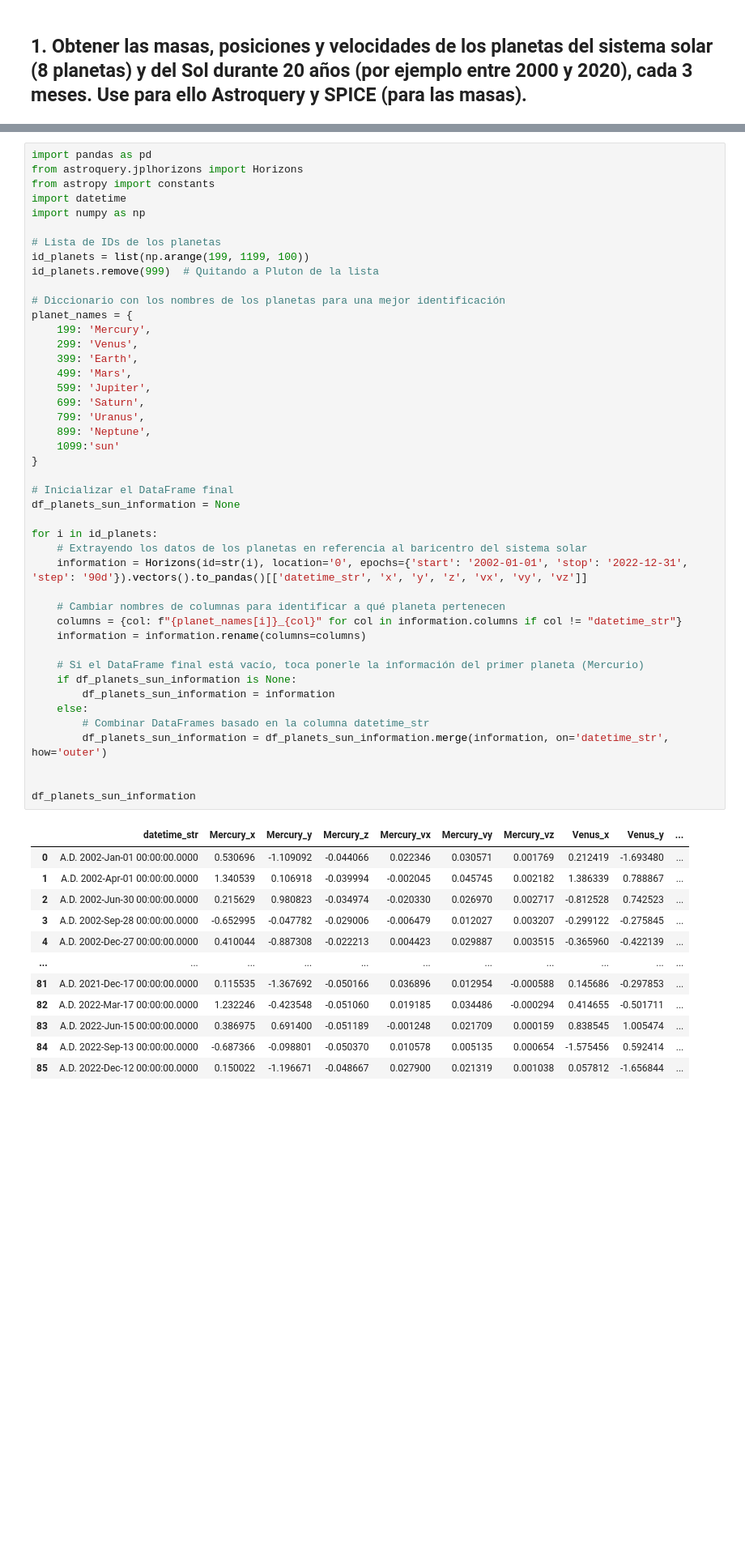
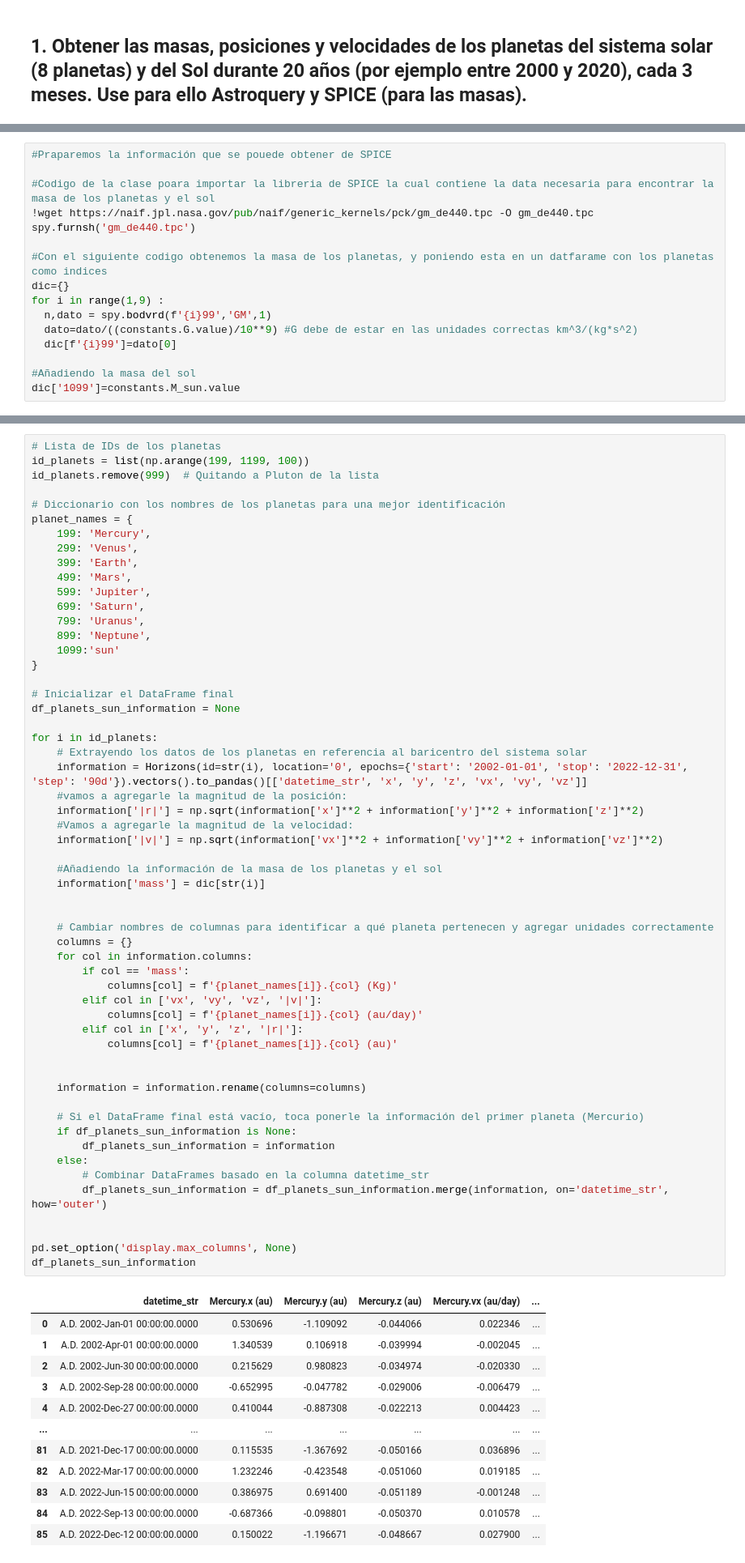
Before and after one commit to andromedalactea/celestial_mechanics, a Jupyter notebook: scripts/Homeworks/MCON_Tarea1_ConstantesMovimientoSistemaSolar.ipynb, the cells around one changed output, grey strips where cells are left out. Shown at 81% size. Saved outputs shown, nothing was run; the diff lists cells and outputs as text; blank space fills up the shorter version.

Commit message:
Ahora ya tengo el segundo punto hecho aunque no necesariamente los valores correctos

```diff
--- a/scripts/Homeworks/MCON_Tarea1_ConstantesMovimientoSistemaSolar.ipynb
+++ b/scripts/Homeworks/MCON_Tarea1_ConstantesMovimientoSistemaSolar.ipynb
@@ -134,0 +96,16 @@ for i in  id_planets:
+# %%
+#Praparemos la información que se pouede obtener de SPICE
+
+#Codigo de la clase poara importar la libreria de SPICE la cual contiene la data necesaria para encontrar la masa de los planetas y el sol
+!wget https://naif.jpl.nasa.gov/pub/naif/generic_kernels/pck/gm_de440.tpc -O gm_de440.tpc
+spy.furnsh('gm_de440.tpc')
+
+#Con el siguiente codigo obtenemos la masa de los planetas, y poniendo esta en un datfarame con los planetas como indices
+dic={}
+for i in range(1,9) :
+  n,dato = spy.bodvrd(f'{i}99','GM',1)
+  dato=dato/((constants.G.value)/10**9) #G debe de estar en las unidades correctas km^3/(kg*s^2)
+  dic[f'{i}99']=dato[0]
+
+#Añadiendo la masa del sol
+dic['1099']=constants.M_sun.value
@@ -135,10 +132,4 @@ for i in  id_planets:
 # %%
-import pandas as pd
-from astroquery.jplhorizons import Horizons
-from astropy import constants
-import datetime
-import numpy as np
-
 # Lista de IDs de los planetas
 id_planets = list(np.arange(199, 1199, 100))
 id_planets.remove(999)  # Quitando a Pluton de la lista
@@ -148,44 +139,62 @@ planet_names = {
     199: 'Mercury',
     299: 'Venus',
     399: 'Earth',
     499: 'Mars',
     599: 'Jupiter',
     699: 'Saturn',
     799: 'Uranus',
     899: 'Neptune',
     1099:'sun'
 }
 
 # Inicializar el DataFrame final
 df_planets_sun_information = None
 
 for i in id_planets:
     # Extrayendo los datos de los planetas en referencia al baricentro del sistema solar
     information = Horizons(id=str(i), location='0', epochs={'start': '2002-01-01', 'stop': '2022-12-31', 'step': '90d'}).vectors().to_pandas()[['datetime_str', 'x', 'y', 'z', 'vx', 'vy', 'vz']]
+    #vamos a agregarle la magnitud de la posición:
+    information['|r|'] = np.sqrt(information['x']**2 + information['y']**2 + information['z']**2)
+    #Vamos a agregarle la magnitud de la velocidad:
+    information['|v|'] = np.sqrt(information['vx']**2 + information['vy']**2 + information['vz']**2)
 
-    # Cambiar nombres de columnas para identificar a qué planeta pertenecen
-    columns = {col: f"{planet_names[i]}_{col}" for col in information.columns if col != "datetime_str"}
+    #Añadiendo la información de la masa de los planetas y el sol
+    information['mass'] = dic[str(i)]
+
+
+    # Cambiar nombres de columnas para identificar a qué planeta pertenecen y agregar unidades correctamente
+    columns = {}
+    for col in information.columns:
+        if col == 'mass':
+            columns[col] = f'{planet_names[i]}.{col} (Kg)'
+        elif col in ['vx', 'vy', 'vz', '|v|']:
+            columns[col] = f'{planet_names[i]}.{col} (au/day)'
+        elif col in ['x', 'y', 'z', '|r|']:
+            columns[col] = f'{planet_names[i]}.{col} (au)'
+
+
     information = information.rename(columns=columns)
 
     # Si el DataFrame final está vacío, toca ponerle la información del primer planeta (Mercurio)
     if df_planets_sun_information is None:
         df_planets_sun_information = information
     else:
         # Combinar DataFrames basado en la columna datetime_str
         df_planets_sun_information = df_planets_sun_information.merge(information, on='datetime_str', how='outer')
 
 
+pd.set_option('display.max_columns', None)
 df_planets_sun_information
 # %% [output]
-|  | datetime_str | Mercury_x | Mercury_y | Mercury_z | Mercury_vx | Mercury_vy | Mercury_vz | Venus_x | Venus_y | ... |
-| 0 | A.D. 2002-Jan-01 00:00:00.0000 | 0.530696 | -1.109092 | -0.044066 | 0.022346 | 0.030571 | 0.001769 | 0.212419 | -1.693480 | ... |
-| 1 | A.D. 2002-Apr-01 00:00:00.0000 | 1.340539 | 0.106918 | -0.039994 | -0.002045 | 0.045745 | 0.002182 | 1.386339 | 0.788867 | ... |
-| 2 | A.D. 2002-Jun-30 00:00:00.0000 | 0.215629 | 0.980823 | -0.034974 | -0.020330 | 0.026970 | 0.002717 | -0.812528 | 0.742523 | ... |
-| 3 | A.D. 2002-Sep-28 00:00:00.0000 | -0.652995 | -0.047782 | -0.029006 | -0.006479 | 0.012027 | 0.003207 | -0.299122 | -0.275845 | ... |
-| 4 | A.D. 2002-Dec-27 00:00:00.0000 | 0.410044 | -0.887308 | -0.022213 | 0.004423 | 0.029887 | 0.003515 | -0.365960 | -0.422139 | ... |
-| ... | ... | ... | ... | ... | ... | ... | ... | ... | ... | ... |
-| 81 | A.D. 2021-Dec-17 00:00:00.0000 | 0.115535 | -1.367692 | -0.050166 | 0.036896 | 0.012954 | -0.000588 | 0.145686 | -0.297853 | ... |
-| 82 | A.D. 2022-Mar-17 00:00:00.0000 | 1.232246 | -0.423548 | -0.051060 | 0.019185 | 0.034486 | -0.000294 | 0.414655 | -0.501711 | ... |
-| 83 | A.D. 2022-Jun-15 00:00:00.0000 | 0.386975 | 0.691400 | -0.051189 | -0.001248 | 0.021709 | 0.000159 | 0.838545 | 1.005474 | ... |
-| 84 | A.D. 2022-Sep-13 00:00:00.0000 | -0.687366 | -0.098801 | -0.050370 | 0.010578 | 0.005135 | 0.000654 | -1.575456 | 0.592414 | ... |
-| 85 | A.D. 2022-Dec-12 00:00:00.0000 | 0.150022 | -1.196671 | -0.048667 | 0.027900 | 0.021319 | 0.001038 | 0.057812 | -1.656844 | ... |
+|  | datetime_str | Mercury.x (au) | Mercury.y (au) | Mercury.z (au) | Mercury.vx (au/day) | ... |
+| 0 | A.D. 2002-Jan-01 00:00:00.0000 | 0.530696 | -1.109092 | -0.044066 | 0.022346 | ... |
+| 1 | A.D. 2002-Apr-01 00:00:00.0000 | 1.340539 | 0.106918 | -0.039994 | -0.002045 | ... |
+| 2 | A.D. 2002-Jun-30 00:00:00.0000 | 0.215629 | 0.980823 | -0.034974 | -0.020330 | ... |
+| 3 | A.D. 2002-Sep-28 00:00:00.0000 | -0.652995 | -0.047782 | -0.029006 | -0.006479 | ... |
+| 4 | A.D. 2002-Dec-27 00:00:00.0000 | 0.410044 | -0.887308 | -0.022213 | 0.004423 | ... |
+| ... | ... | ... | ... | ... | ... | ... |
+| 81 | A.D. 2021-Dec-17 00:00:00.0000 | 0.115535 | -1.367692 | -0.050166 | 0.036896 | ... |
+| 82 | A.D. 2022-Mar-17 00:00:00.0000 | 1.232246 | -0.423548 | -0.051060 | 0.019185 | ... |
+| 83 | A.D. 2022-Jun-15 00:00:00.0000 | 0.386975 | 0.691400 | -0.051189 | -0.001248 | ... |
+| 84 | A.D. 2022-Sep-13 00:00:00.0000 | -0.687366 | -0.098801 | -0.050370 | 0.010578 | ... |
+| 85 | A.D. 2022-Dec-12 00:00:00.0000 | 0.150022 | -1.196671 | -0.048667 | 0.027900 | ... |
```
Also changed, not shown: parts of 9 cells of this notebook, 1 other file.
